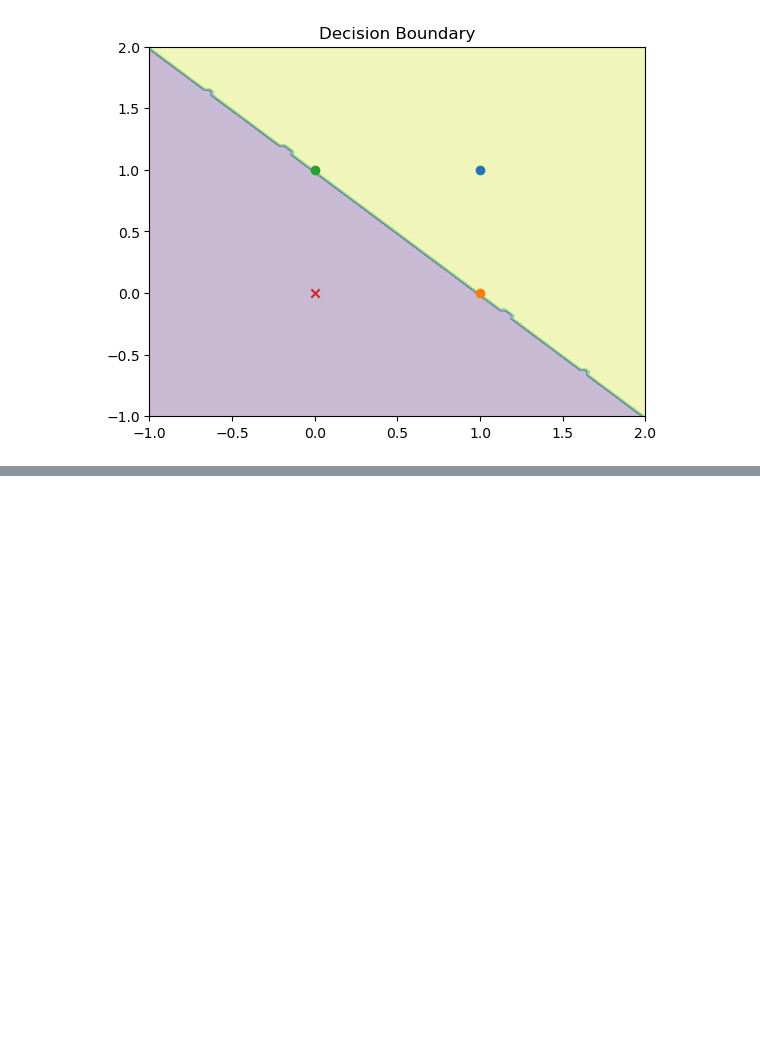
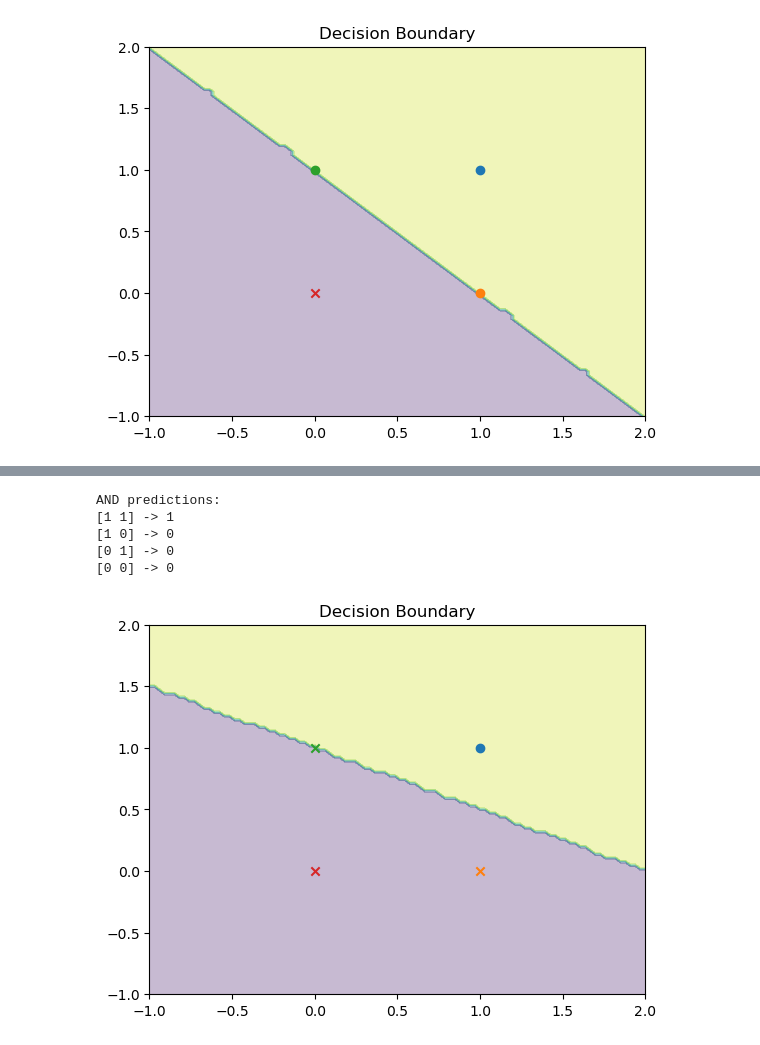
Before and after one commit to pranavikumar888/MSS04-labs, a Jupyter notebook: labs/lab1/perceptron.ipynb, the cells around one changed output, grey strips where cells are left out. Drawn from its saved outputs; the diff is of its cells as text; code cells hidden in the pictures; blank space fills up the shorter version.

```diff
--- a/labs/lab1/perceptron.ipynb
+++ b/labs/lab1/perceptron.ipynb
@@ -107,0 +160,14 @@ plot_decision_boundary(X, Y, w, b)
+# %%
+X = np.array([[1,1], [1,0], [0,1], [0,0]])
+Y = np.array([1,1,1,0])
+
+data = list(zip(X, Y))
+
+p = Perceptron(2)
+p.learn(data, eta=0.1, epochs=10)
+
+print("OR predictions:")
+for x in X:
+    print(x, "->", p.out(x))
+
+plot_boundary(p, X, Y)
@@ -107,0 +181,20 @@ plot_decision_boundary(X, Y, w, b)
+# %%
+Y_and = np.array([1,0,0,0])
+
+data = list(zip(X, Y_and))
+
+p = Perceptron(2)
+p.learn(data, eta=0.1, epochs=10)
+
+print("AND predictions:")
+for x in X:
+    print(x, "->", p.out(x))
+
+plot_boundary(p, X, Y_and)
+# %% [output]
+AND predictions:
+[1 1] -> 1
+[1 0] -> 0
+[0 1] -> 0
+[0 0] -> 0
+[figure, added]
```
Also changed, not shown: parts of 4 cells of this notebook.
